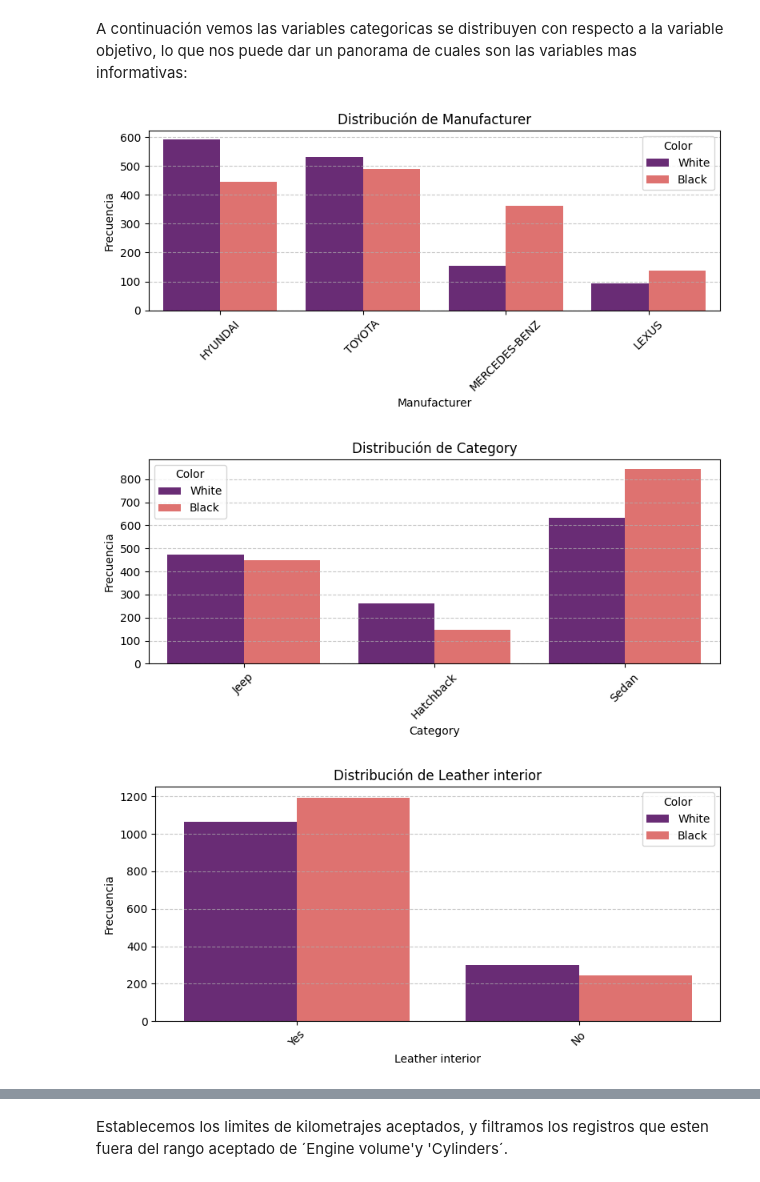
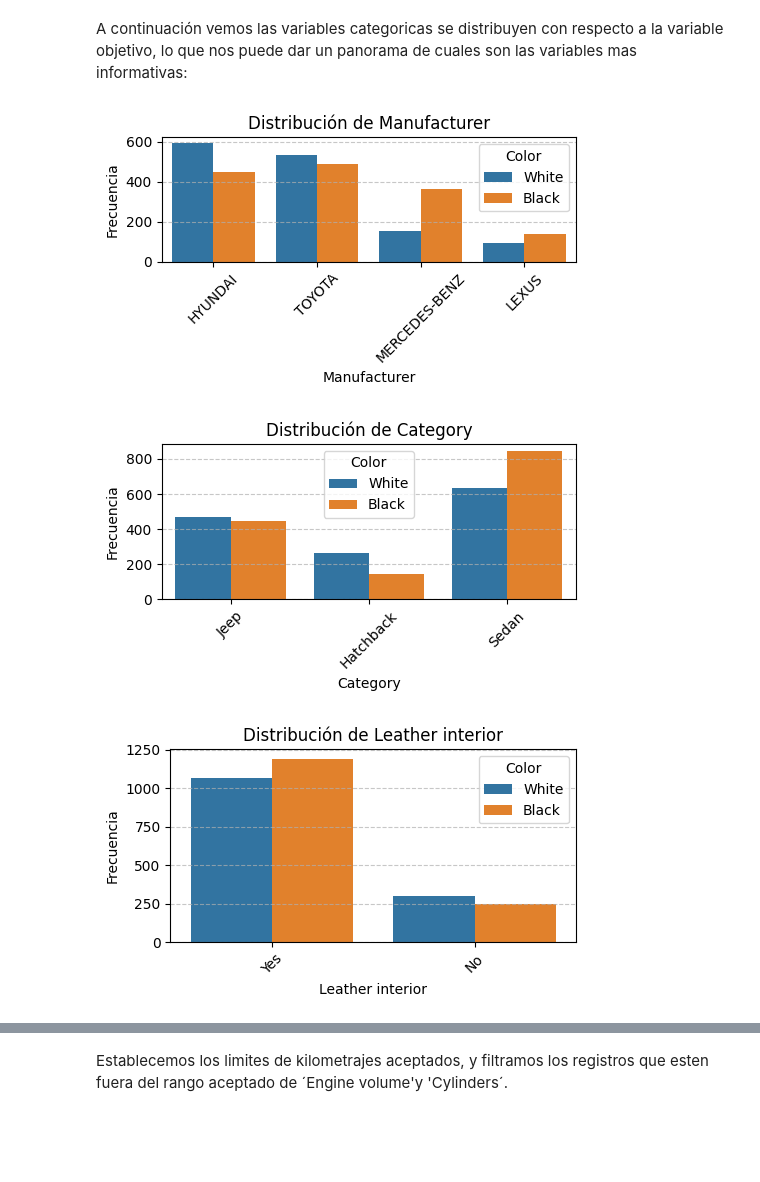
Before and after one commit to sergiolitwiniuk85/machineLearning, a Jupyter notebook: svm_clasification_bagging_stacking.ipynb, the cells around one changed output, grey strips where cells are left out. Saved outputs shown, nothing was run; the diff lists cells and outputs as text; code cells hidden in the pictures; blank space fills up the shorter version.

```diff
--- a/svm_clasification_bagging_stacking.ipynb
+++ b/svm_clasification_bagging_stacking.ipynb
@@ -222,7 +222,7 @@ df['Engine volume'] = df['Engine volume'].astype(str)
 df['Levy'] = df['Levy'].astype(str)
 
 # 1. Procesamiento de 'Engine volume' (Turbo y valor numérico)
-df['Turbo'] = df['Engine volume'].str.contains('Turbo', case=True).astype(int)
+df['Turbo'] = df['Engine volume'].str.contains('Turbo', case=True).astype(bool)
 df['Engine volume'] = (
     df['Engine volume']
     .str.replace('Turbo', '', case=False)
@@ -314,21 +329,21 @@ f
 # %% [markdown]
 A continuación vemos las variables categoricas se distribuyen con respecto a la variable objetivo, lo que nos puede dar un panorama de cuales son las variables mas informativas:
 # %%
+# Loop sobre cada feature catregorica
 
-# Loop over only categorical columns
-for col in df.select_dtypes(include='object').columns:
-    plt.figure(figsize=(8, 4))
+for col in df.select_dtypes(include=['object','bool']).columns:
+    plt.figure(figsize=(5, 3))
 
-    sns.countplot(data=df, x=col, hue="Color", palette='magma')
+    sns.countplot(data=df, x=col, hue="Color")
 
     plt.title(f'Distribución de {col}')
     plt.xlabel(col)
     plt.ylabel('Frecuencia')
     plt.xticks(rotation=45)
     plt.grid(axis='y', linestyle='--', alpha=0.7)
     plt.tight_layout()
     plt.show()
 # %% [output]
-[figure, old version]
+[figure, new version]
-[figure, old version]
+[figure, new version]
-[figure, old version]
+[figure, new version]
```
Also changed, not shown: parts of 142 cells of this notebook.
